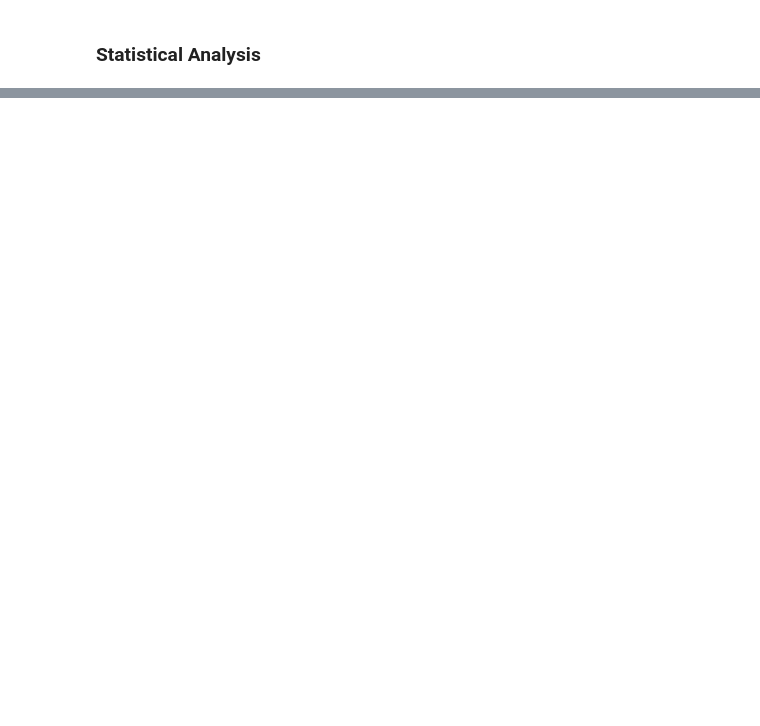
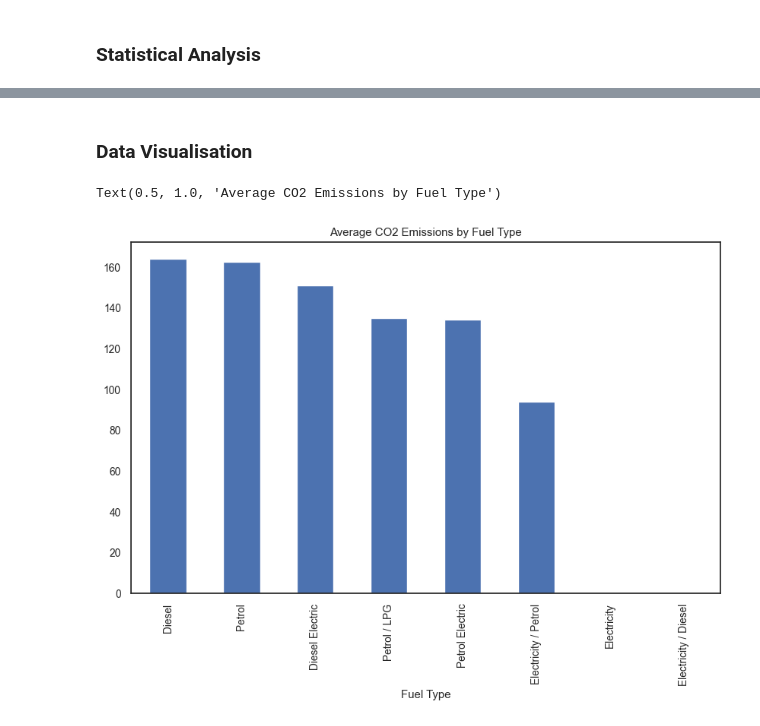
Before and after one commit to damian2551/Predictive-Modelling-of-Gas-Emissions-from-Cars, a Jupyter notebook: Assignment_2.ipynb, the cells around one changed output, grey strips where cells are left out. Drawn from its saved outputs; the diff is of its cells as text; code cells hidden in the pictures; blank space fills up the shorter version.

```diff
--- a/Assignment_2.ipynb
+++ b/Assignment_2.ipynb
@@ -160,0 +301,8 @@ array([[<Axes: title={'center': 'Engine Capacity'}>,
+# %% [markdown]
+### Data Visualisation
+# %%
+data.groupby("Fuel Type")["WLTP CO2"].mean().sort_values(ascending=False).plot(kind="bar", figsize=(10,6))
+plt.title("Average CO2 Emissions by Fuel Type")
+# %% [output]
+Text(0.5, 1.0, 'Average CO2 Emissions by Fuel Type')
+[figure, added]
```
Also changed, not shown: parts of 20 cells of this notebook.
